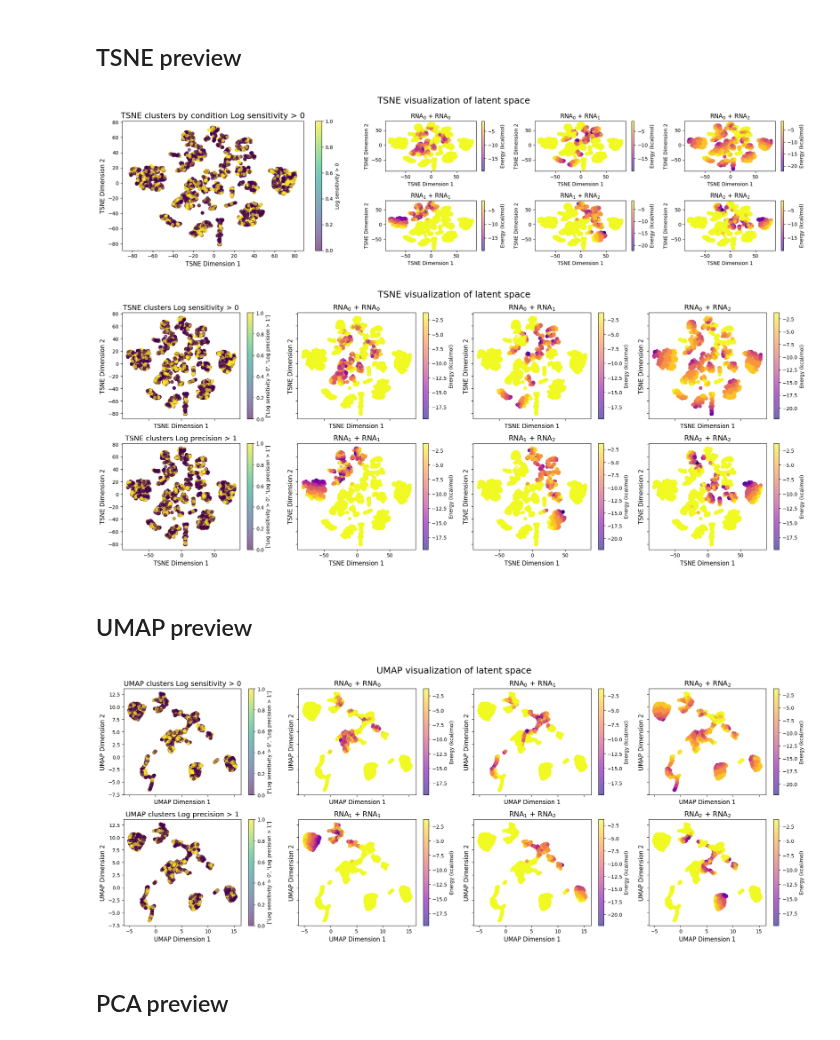
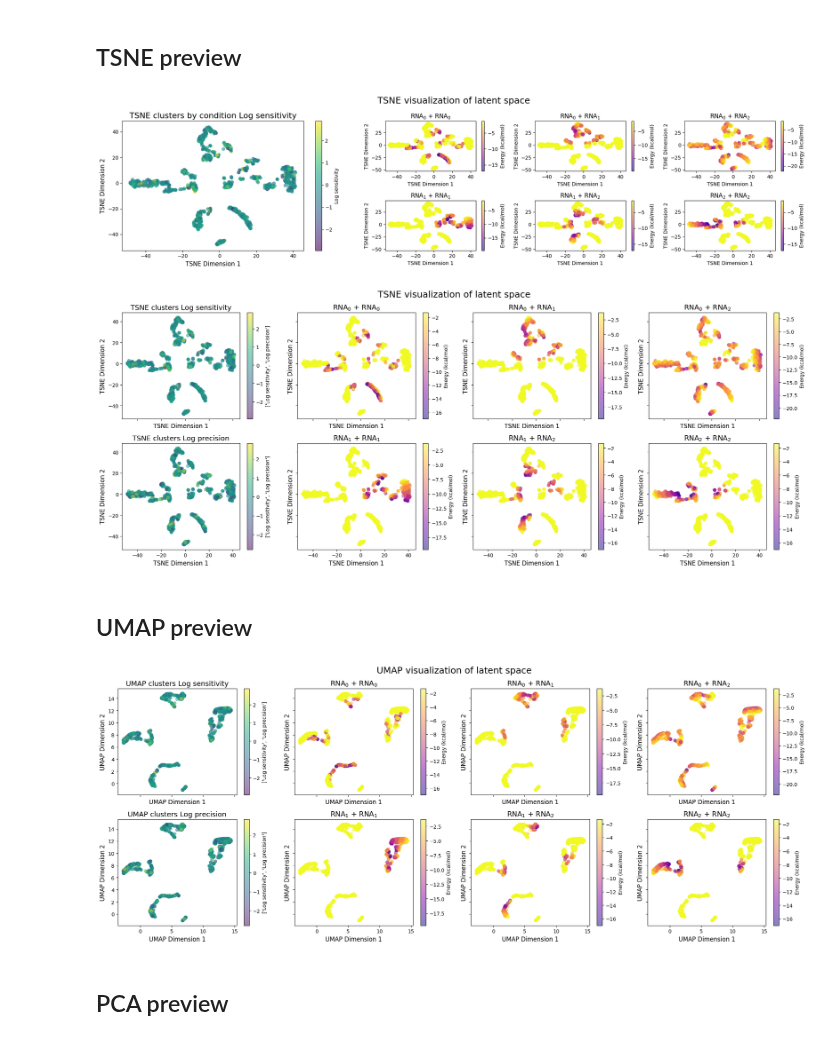
Before and after one commit to olive004/EvoScaper, a Jupyter notebook: notebooks/04_latent.ipynb, the cells around one changed output. Cells and saved outputs as stored; diff of their text form; code cells hidden in the pictures.

```diff
--- a/notebooks/04_latent.ipynb
+++ b/notebooks/04_latent.ipynb
@@ -29,8 +28,8 @@ E0000 00:00:1741107497.343759 1356601 cuda_blas.cc:1418] Unable to register cuBL
 # %% [markdown]
 # Load data
 # %%
-dir_src = os.path.join('data', '01_cvae', '2025_02_23__18_41_24')
-fn_saves = os.path.join(dir_src, 'saves_2025_02_23__18_41_24_ds0211_spbool_KL2e4')
+dir_src = os.path.join('data', '01_cvae', '2025_02_25__12_42_34')
+fn_saves = os.path.join(dir_src, 'saves_2025_02_25__12_42_34_ds0211_sp_KL2e4')
 saves_loaded = load_json_as_dict(fn_saves)
 
 # df_hpos = pd.DataFrame(load_json_as_dict('data/03_cvae_multi/2025_01_15__10_59_22/df_hpos_main.json'))
@@ -39,6 +38,9 @@ hpos = pd.Series(load_json_as_dict(os.path.join(dir_src, 'hpos_all.json')))
 
 top_write_dir = os.path.join('data', '04_latent', make_datetime_str())
 os.makedirs(top_write_dir, exist_ok=True)
+config = {'fn_saves': fn_saves}
+with open(os.path.join(top_write_dir, 'config.json'), 'w') as json_file:
+    json.dump(config, json_file)
 
 params = saves_loaded[str(list(saves_loaded.keys())[-1])]['params']
 params = arrayise(params)
@@ -126,5 +133,5 @@ if plot_energy_spaces:
 # %%
-n_show = 5000
+n_show = 1000
 random_state = 0
 rng_key = jax.random.PRNGKey(0)  # Initialize a PRNG key with a seed
 idxs_show = jax.random.choice(rng_key, np.arange(len(z_all)), (n_show,), replace=False)
@@ -139,6 +146,15 @@ def plot_tsne(tsne_result, hue, ax, title, palette='viridis', f=sns.scatterplot,
 def plot2(tsne_result, hue, ax, i_d1, i_d2, hue_label, n_comps, perplexity, palette='viridis', f=sns.scatterplot):
     d = pd.DataFrame(data=np.array([tsne_result[:, i_d1], tsne_result[:, i_d2], hue[:len(tsne_result)]]).T, columns=[f't-SNE Dimension {i_d1+1}', f't-SNE Dimension {i_d2+1}', hue_label])
     f(d, x=f't-SNE Dimension {i_d1+1}', y=f't-SNE Dimension {i_d2+1}', hue=hue_label, palette=palette, s=50, alpha=0.2, ax=ax)
+    plt.suptitle(f"t-SNE of Encoder Output (perplexity={perplexity}, n={n_comps}, rnd={random_state}, dimensions {i_d1, i_d2})", fontsize=14)
+
+
+def plot_tsne_cond(tsne_result, hues, ax, i_d1, i_d2, hue_labels: list, n_comps, perplexity, palette='viridis', f=sns.scatterplot):
+    d = pd.DataFrame(data=np.array([tsne_result[:, i_d1], tsne_result[:, i_d2]] + [hues[:len(tsne_result), i] for i in range(hues.shape[-1])]).T,
+                     columns=[f't-SNE Dimension {i_d1+1}', f't-SNE Dimension {i_d2+1}'] + hue_labels)
+    for i, hue_label in enumerate(hue_labels):
+        f(d, x=f't-SNE Dimension {i_d1+1}', y=f't-SNE Dimension {i_d2+1}', hue=hue_label, palette=palette, s=50, alpha=0.2, ax=ax)
+        ax.set_title(hue_label)
     plt.suptitle(f"t-SNE of Encoder Output (perplexity={perplexity}, n={n_comps}, rnd={random_state}, dimensions {i_d1, i_d2})", fontsize=14)
 
 
@@ -262,7 +278,7 @@ visualize_dimred_2d_custom(tsne_result_2, cond_rev_all[idxs_show, idx_obj], x_bi
                            label_cond=config_dataset.objective_col[idx_obj],
                            labels_x=labels_x, method='TSNE')
 # %% [output]
-[figure, old version]
+[figure, new version]
 # %%
 def visualize_dimred_2d_custom_labels(tsne_result_2, cond, x_bin, labels_cond, labels_x: list, method='TSNE'):
     ncols = 4
@@ -273,38 +289,38 @@ def visualize_dimred_2d_custom_labels(tsne_result_2, cond, x_bin, labels_cond, l
     for i, l in enumerate(labels_cond):
         ax_main = fig.add_subplot(axes[i, 0])  # Span both rows
         scatter = ax_main.scatter(
-            tsne_result_2[:, 0], tsne_result_2[:, 1], c=cond[:, i], cmap='viridis', alpha=0.6)
+            tsne_result_2[:, 0], tsne_result_2[:, 1], c=cond[:, i], cmap='viridis', alpha=0.5)
         ax_main.set_title(
             f'{method} clusters {l}', fontsize=14)
         ax_main.set_xlabel(f'{method} Dimension 1', fontsize=12)
         ax_main.set_ylabel(f'{method} Dimension 2', fontsize=12)
         plt.colorbar(scatter, ax=ax_main, label=labels_cond)
 
     # Interaction plots on the right
     for i in range(x_bin.shape[-1]):
         row = i // (ncols-1)
         col = i % (ncols-1) + 1
         ax = fig.add_subplot(axes[row, col])
         scatter = ax.scatter(
-            tsne_result_2[:, 0], tsne_result_2[:, 1], c=x_bin[:, i], cmap='plasma', alpha=0.6)
+            tsne_result_2[:, 0], tsne_result_2[:, 1], c=x_bin[:, i], cmap='plasma', alpha=0.5)
         ax.set_title(' + '.join(labels_x[i]), fontsize=14)
         ax.set_xlabel(f'{method} Dimension 1', fontsize=12)
         ax.set_ylabel(f'{method} Dimension 2', fontsize=12)
         # if i == (x_bin.shape[-1] - 1):
         plt.colorbar(scatter, ax=ax, label=f'Energy (kcal/mol)')
 
     plt.suptitle(f'{method} visualization of latent space', fontsize=18)
     plt.tight_layout()
     # plt.savefig(os.path.join(top_write_dir, 'tsne2_custom.png'), dpi=300)
     plt.show()
 
 
 # Example usage
 visualize_dimred_2d_custom_labels(tsne_result_2, cond_rev_all[idxs_show], x_bin[idxs_show],
                                   labels_cond=config_dataset.objective_col,
                                   labels_x=labels_x, method='TSNE')
 # %% [output]
-[figure, old version]
+[figure, new version]
 # %% [markdown]
 ## UMAP preview
 # %%
@@ -319,7 +335,7 @@ visualize_dimred_2d_custom_labels(umap_result, cond_rev_all[idxs_show], x_bin[id
                                   labels_cond=config_dataset.objective_col,
                                   labels_x=labels_x, method=method)
 # %% [output]
-[figure, old version]
+[figure, new version]
 # %% [markdown]
 ## PCA preview
 # %%
```
Also changed, not shown: parts of 11 cells of this notebook.
